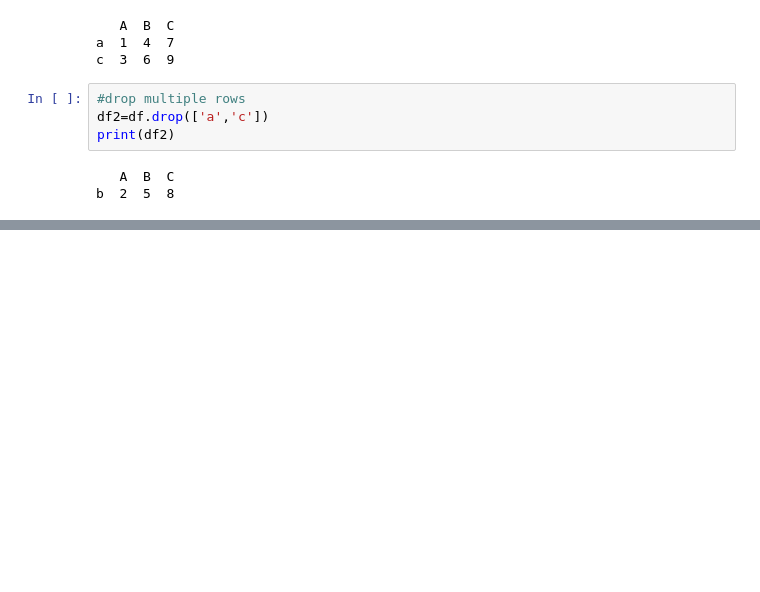
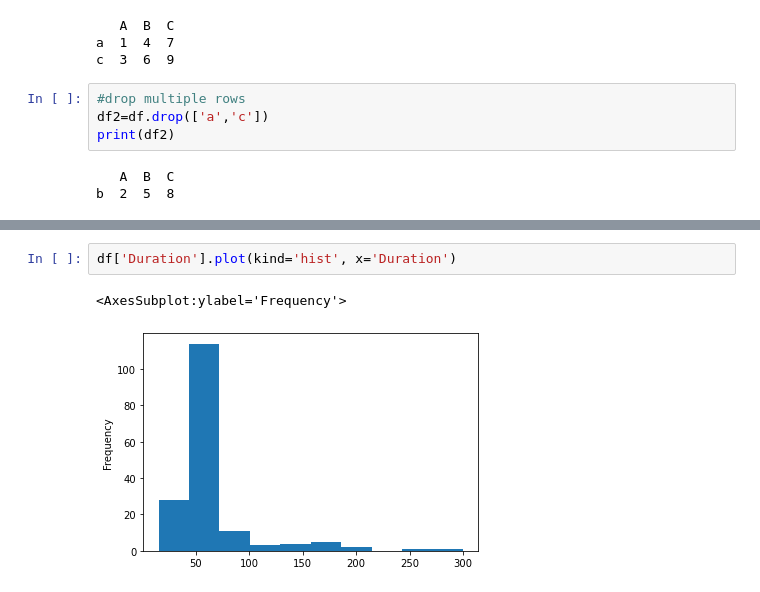
Before and after one commit to Rahulktalwar/Python-Programmes, a Jupyter notebook: Automation Testing PANDAS.ipynb, the cells around one changed output, grey strips where cells are left out. Drawn from its saved outputs; the diff is of its cells as text; blank space fills up the shorter version.

```diff
--- a/Automation Testing PANDAS.ipynb
+++ b/Automation Testing PANDAS.ipynb
@@ -703,0 +805,5 @@ AttributeError: 'NoneType' object has no attribute 'iloc'
+# %%
+df['Duration'].plot(kind='hist', x='Duration')
+# %% [output]
+<AxesSubplot:ylabel='Frequency'>
+[figure, added]
```
Also changed, not shown: parts of 49 cells of this notebook.
